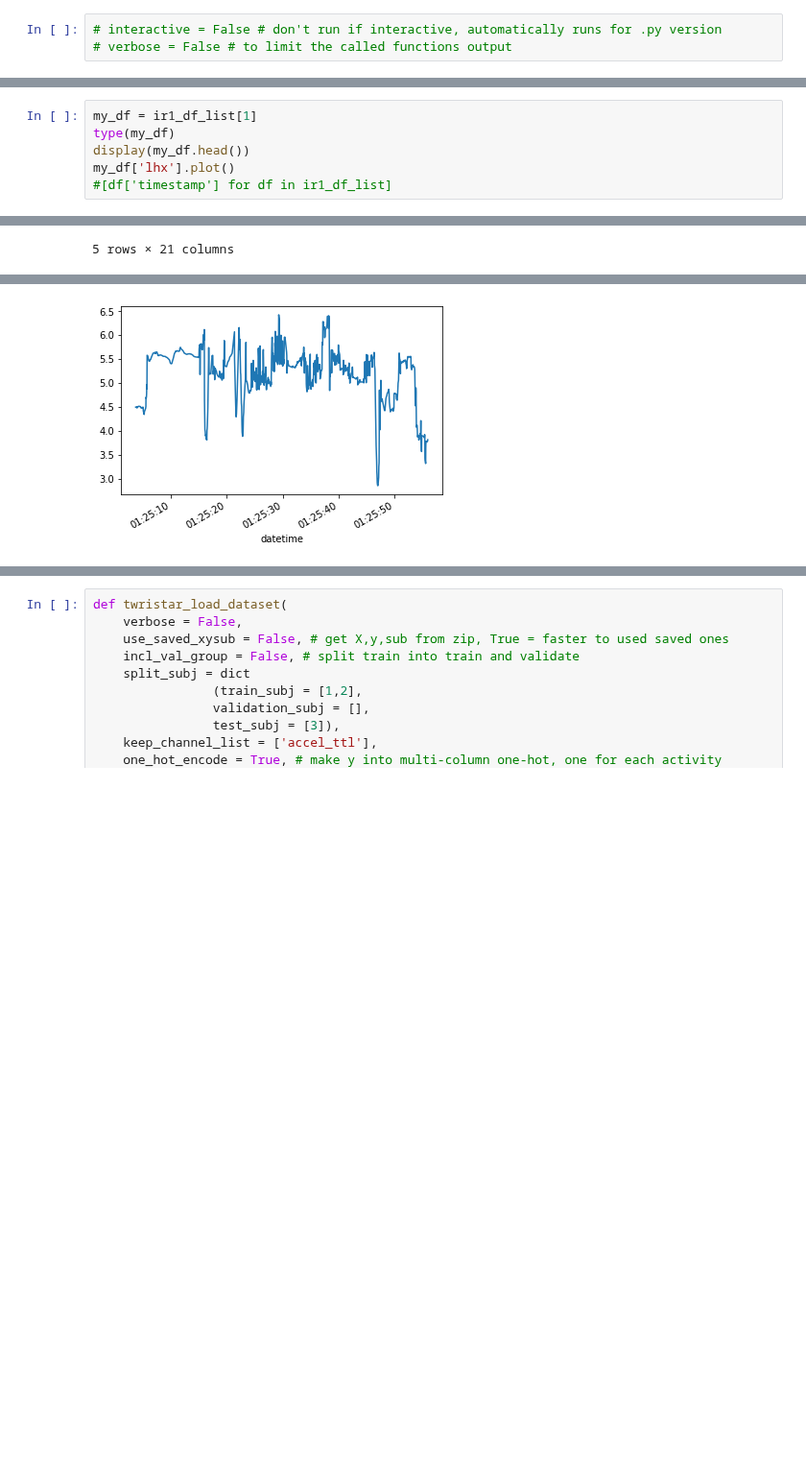
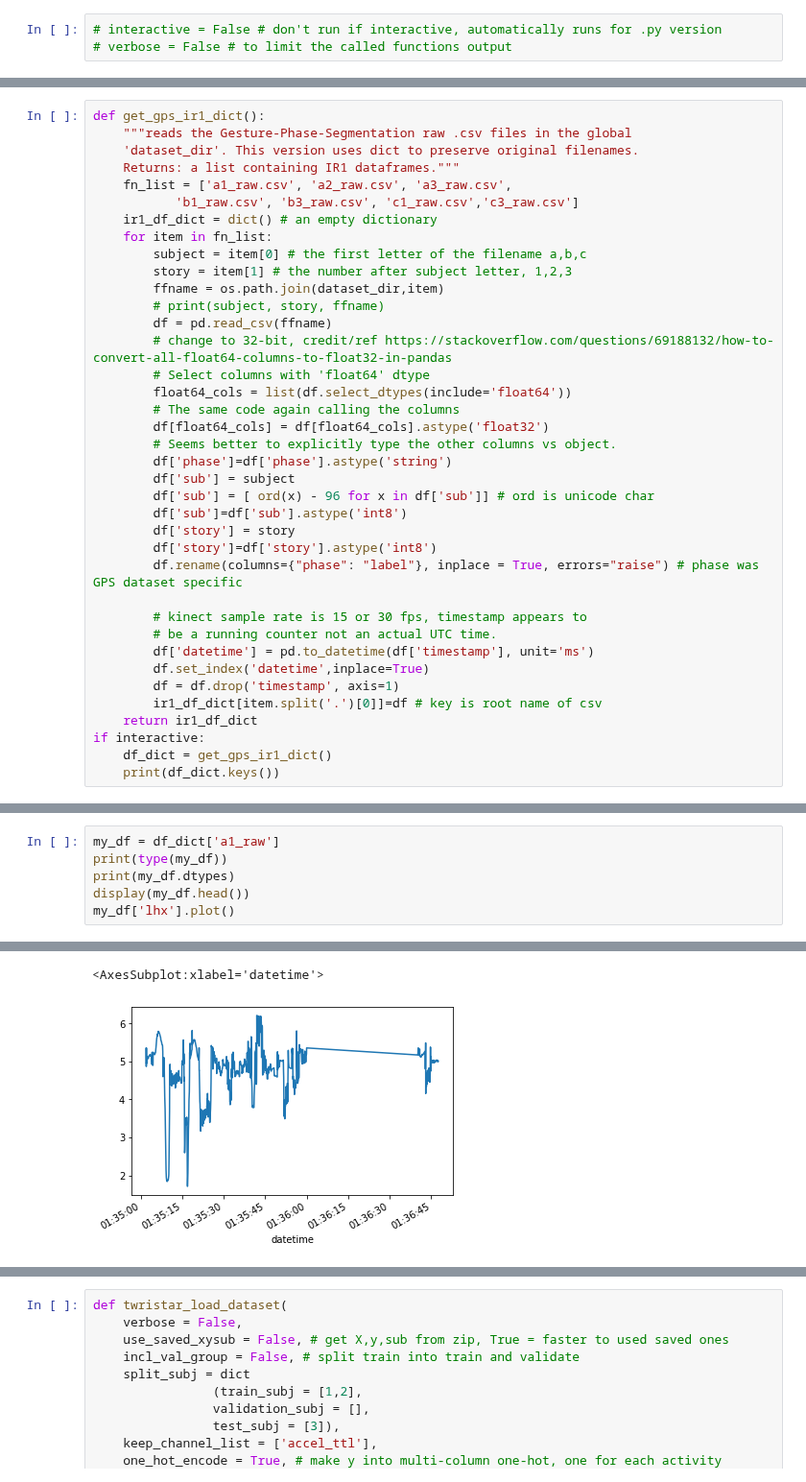
Before and after one commit to imics-lab/load_data_time_series, a Jupyter notebook: Gesturing_Signing/Gesture-Phase-Segmentation_load_dataset.ipynb, the cells around one changed output, grey strips where cells are left out. Shown at 96% size. Cells and saved outputs as stored; diff of their text form; blank space fills up the shorter version.

Commit message:
updated names/formats to better match IR1 def

```diff
--- a/Gesturing_Signing/Gesture-Phase-Segmentation_load_dataset.ipynb
+++ b/Gesturing_Signing/Gesture-Phase-Segmentation_load_dataset.ipynb
@@ -105,0 +118,38 @@ a 3 ./gesture_phase_dataset/a3_raw.csv
+# %%
+def get_gps_ir1_dict():
+    """reads the Gesture-Phase-Segmentation raw .csv files in the global
+    'dataset_dir'. This version uses dict to preserve original filenames.
+    Returns: a list containing IR1 dataframes."""
+    fn_list = ['a1_raw.csv', 'a2_raw.csv', 'a3_raw.csv',
+           'b1_raw.csv', 'b3_raw.csv', 'c1_raw.csv','c3_raw.csv']
+    ir1_df_dict = dict() # an empty dictionary
+    for item in fn_list:
+        subject = item[0] # the first letter of the filename a,b,c
+        story = item[1] # the number after subject letter, 1,2,3
+        ffname = os.path.join(dataset_dir,item)
+        # print(subject, story, ffname)
+        df = pd.read_csv(ffname)
+        # change to 32-bit, credit/ref https://stackoverflow.com/questions/69188132/how-to-convert-all-float64-columns-to-float32-in-pandas
+        # Select columns with 'float64' dtype
+        float64_cols = list(df.select_dtypes(include='float64'))
+        # The same code again calling the columns
+        df[float64_cols] = df[float64_cols].astype('float32')
+        # Seems better to explicitly type the other columns vs object.
+        df['phase']=df['phase'].astype('string')
+        df['sub'] = subject
+        df['sub'] = [ ord(x) - 96 for x in df['sub']] # ord is unicode char
+        df['sub']=df['sub'].astype('int8')
+        df['story'] = story
+        df['story']=df['story'].astype('int8')
+        df.rename(columns={"phase": "label"}, inplace = True, errors="raise") # phase was GPS dataset specific
+
+        # kinect sample rate is 15 or 30 fps, timestamp appears to
+        # be a running counter not an actual UTC time.
+        df['datetime'] = pd.to_datetime(df['timestamp'], unit='ms')
+        df.set_index('datetime',inplace=True)
+        df = df.drop('timestamp', axis=1)
+        ir1_df_dict[item.split('.')[0]]=df # key is root name of csv
+    return ir1_df_dict
+if interactive:
+    df_dict = get_gps_ir1_dict()
+    print(df_dict.keys())
@@ -106,7 +168,7 @@ a 3 ./gesture_phase_dataset/a3_raw.csv
 # %%
-my_df = ir1_df_list[1]
-type(my_df)
+my_df = df_dict['a1_raw']
+print(type(my_df))
+print(my_df.dtypes)
 display(my_df.head())
 my_df['lhx'].plot()
-#[df['timestamp'] for df in ir1_df_list]
 # %% [output]
@@ -120 +198,0 @@ my_df['lhx'].plot()
-5 rows × 21 columns
@@ -122,4 +200,5 @@ my_df['lhx'].plot()
+<AxesSubplot:xlabel='datetime'>
-[figure, old version]
+[figure, new version]
 # %%
 # find timegaps and split so that the resulting IR1 dataframes
 # represent a continuous recording session
```
Also changed, not shown: parts of 20 cells of this notebook, 1 other file.
